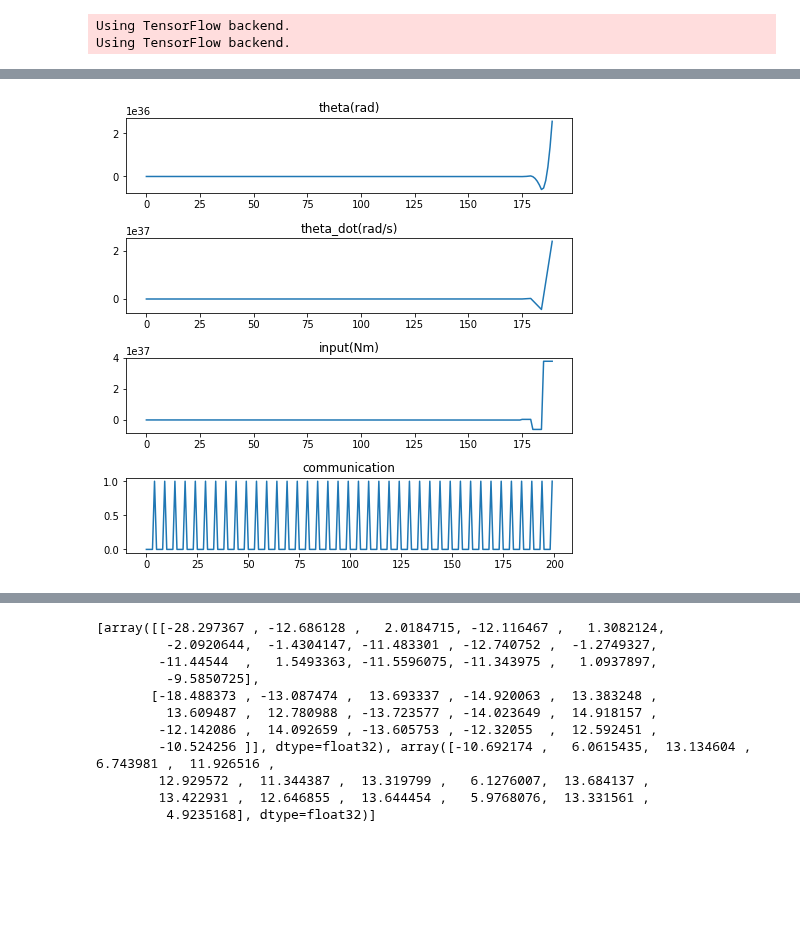
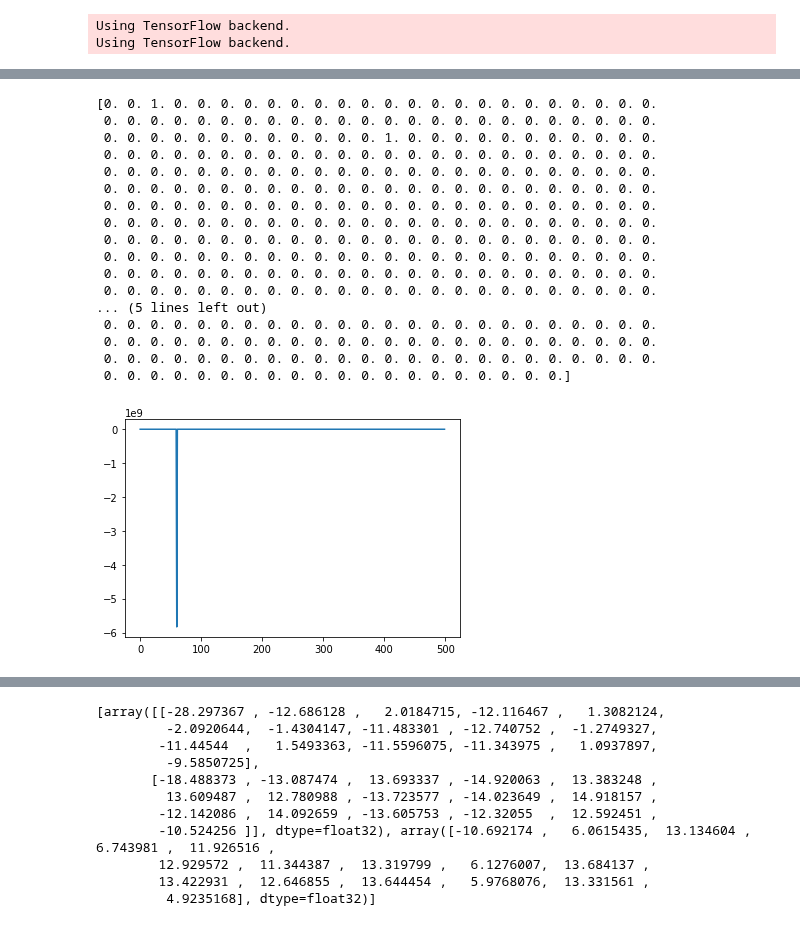
Before and after one commit to ibuki1024/eventDDPG, a Jupyter notebook: notebook/self_trigger/sample_value_system.ipynb, the cells around one changed output, grey strips where cells are left out. Saved outputs shown, nothing was run; the diff lists cells and outputs as text; code cells hidden in the pictures; blank space fills up the shorter version.

```diff
--- a/notebook/self_trigger/sample_value_system.ipynb
+++ b/notebook/self_trigger/sample_value_system.ipynb
@@ -160,14 +105,23 @@ Episode 1: reward: nan, steps: 40
-# %%
-titles = ['theta(rad)', 'theta_dot(rad/s)', 'input(Nm)', 'communication']
-history = a.data_log[0]
-x_axis = range(history.shape[0])
-plt.figure(figsize=(8,8))
-plt.subplots_adjust(wspace=0.4, hspace=0.6)
-for i in range(history.shape[1]):
-    data = history[:,i]
-    plt.subplot(history.shape[1],1,i+1)
-    plt.title(titles[i])
-    plt.plot(x_axis, data)
-plt.show()
-# %% [output]
-[figure, removed]
+# %%
+print(a.data_log[0][:,3])
+plt.plot(range(500), a.data_log[0][:,2])
+plt.show()
+# %% [output]
+[0. 0. 1. 0. 0. 0. 0. 0. 0. 0. 0. 0. 0. 0. 0. 0. 0. 0. 0. 0. 0. 0. 0. 0.
+ 0. 0. 0. 0. 0. 0. 0. 0. 0. 0. 0. 0. 0. 0. 0. 0. 0. 0. 0. 0. 0. 0. 0. 0.
+ 0. 0. 0. 0. 0. 0. 0. 0. 0. 0. 0. 0. 1. 0. 0. 0. 0. 0. 0. 0. 0. 0. 0. 0.
+ 0. 0. 0. 0. 0. 0. 0. 0. 0. 0. 0. 0. 0. 0. 0. 0. 0. 0. 0. 0. 0. 0. 0. 0.
+ 0. 0. 0. 0. 0. 0. 0. 0. 0. 0. 0. 0. 0. 0. 0. 0. 0. 0. 0. 0. 0. 0. 0. 0.
+ 0. 0. 0. 0. 0. 0. 0. 0. 0. 0. 0. 0. 0. 0. 0. 0. 0. 0. 0. 0. 0. 0. 0. 0.
+ 0. 0. 0. 0. 0. 0. 0. 0. 0. 0. 0. 0. 0. 0. 0. 0. 0. 0. 0. 0. 0. 0. 0. 0.
+ 0. 0. 0. 0. 0. 0. 0. 0. 0. 0. 0. 0. 0. 0. 0. 0. 0. 0. 0. 0. 0. 0. 0. 0.
+ 0. 0. 0. 0. 0. 0. 0. 0. 0. 0. 0. 0. 0. 0. 0. 0. 0. 0. 0. 0. 0. 0. 0. 0.
+ 0. 0. 0. 0. 0. 0. 0. 0. 0. 0. 0. 0. 0. 0. 0. 0. 0. 0. 0. 0. 0. 0. 0. 0.
+ 0. 0. 0. 0. 0. 0. 0. 0. 0. 0. 0. 0. 0. 0. 0. 0. 0. 0. 0. 0. 0. 0. 0. 0.
+ 0. 0. 0. 0. 0. 0. 0. 0. 0. 0. 0. 0. 0. 0. 0. 0. 0. 0. 0. 0. 0. 0. 0. 0.
+... (5 lines left out)
+ 0. 0. 0. 0. 0. 0. 0. 0. 0. 0. 0. 0. 0. 0. 0. 0. 0. 0. 0. 0. 0. 0. 0. 0.
+ 0. 0. 0. 0. 0. 0. 0. 0. 0. 0. 0. 0. 0. 0. 0. 0. 0. 0. 0. 0. 0. 0. 0. 0.
+ 0. 0. 0. 0. 0. 0. 0. 0. 0. 0. 0. 0. 0. 0. 0. 0. 0. 0. 0. 0. 0. 0. 0. 0.
+ 0. 0. 0. 0. 0. 0. 0. 0. 0. 0. 0. 0. 0. 0. 0. 0. 0. 0. 0. 0.]
+[figure, added]
```
Also changed, not shown: parts of 10 cells of this notebook, 20 other files.
